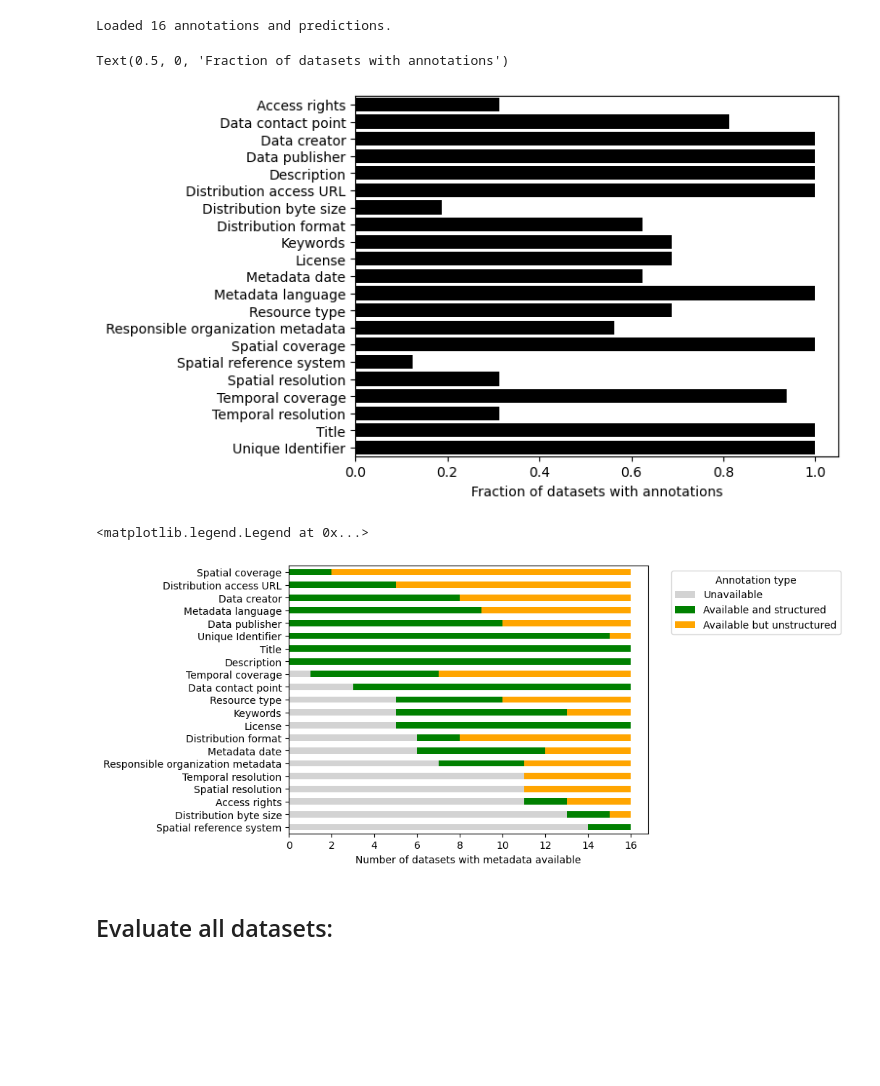
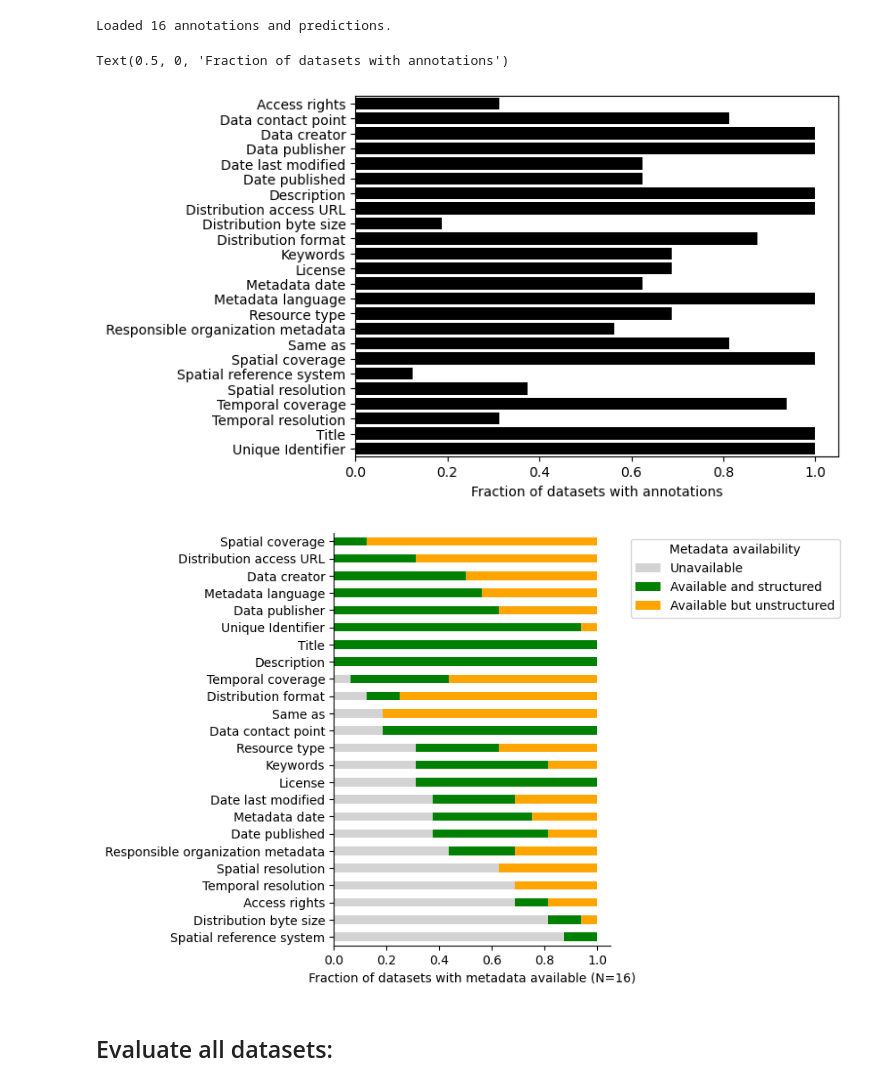
Before and after one commit to LTER-LIFE/meta-knowledge-harvesting, a Jupyter notebook: Evaluate LLM output.ipynb, the cells around one changed output. Drawn from its saved outputs; the diff is of its cells as text; code cells hidden in the pictures; blank space fills up the shorter version.

```diff
--- a/Evaluate LLM output.ipynb
+++ b/Evaluate LLM output.ipynb
@@ -30,32 +30,45 @@ import utils_validation as uv
 
 evaluator_llm = LangchainLLMWrapper(ChatOpenAI(model="gpt-3.5-turbo"))
 evaluator_embeddings = LangchainEmbeddingsWrapper(OpenAIEmbeddings())
+
+fig_dir = 'figs/'
+def despine(ax):
+    for sp in ['top', 'right']:
+        ax.spines[sp].set_visible(False)
+    return ax
 # %%
-labels_annot, labels_pred, (list_ds_urls, list_metadata_fields) = uv.load_pred_and_annot(fp_pred='outputs/2025-06-04/cedar_openai_clean_entity_type_map.yaml',
+labels_annot, labels_pred, (list_ds_urls, list_metadata_fields_ALL) = uv.load_pred_and_annot(fp_pred='outputs/2025-06-04/cedar_openai_clean_entity_type_map.yaml',
                                                                                          fp_annot='outputs/annotations/ground_truth_metadata_annotations-2025-06-04.yaml',
-                                                                                         metadata_format='cedar')
+                                                                                         metadata_format='all')
 # %% [output]
 Loaded 16 annotations and predictions.
 # %%
-df_annot_present = pd.DataFrame({m: [labels_annot.get_text(url, m) != 'N/A' for url in labels_annot.keys()] for m in list_metadata_fields})
+df_annot_present = pd.DataFrame({m: [labels_annot.get_text(url, m) != 'N/A' for url in labels_annot.keys()] for m in list_metadata_fields_ALL})
 sns.barplot(data=df_annot_present, orient='h', errorbar=None, color='black')
 plt.xlabel('Fraction of datasets with annotations')
 # %% [output]
 Text(0.5, 0, 'Fraction of datasets with annotations')
-[figure, old version]
+[figure, new version]
 # %%
-df_annot_present = pd.DataFrame({m: [labels_annot.get_findability(url, m) for url in labels_annot.keys()] for m in list_metadata_fields})
-df_annot_present = df_annot_present.apply(lambda x: x.value_counts(normalize=False), axis=0).fillna(0)
+save_fig = False
+
+df_annot_present = pd.DataFrame({m: [labels_annot.get_findability(url, m) for url in labels_annot.keys()] for m in list_metadata_fields_ALL})
+df_annot_present = df_annot_present.apply(lambda x: x.value_counts(normalize=True), axis=0).fillna(0)
 df_annot_present = df_annot_present.reindex([0, 1, 2], fill_value=0).T
 df_annot_present = df_annot_present.sort_values(by=[0, 1, 2], ascending=False)
 legend_dict = {0: 'Unavailable', 1: 'Available and structured', 2: 'Available but unstructured'}
 df_annot_present = df_annot_present.rename(columns=legend_dict)
-df_annot_present.plot(kind='barh', stacked=True, color=['#d3d3d3', '#008000', '#ffa500'])
-plt.xlabel('Number of datasets with metadata available')
-plt.legend(bbox_to_anchor=(1.05, 1), loc='upper left', title='Annotation type')
+
+
+fig, ax = plt.subplots(1, 1, figsize=(4, 6))
+df_annot_present.plot(kind='barh', stacked=True, color=['#d3d3d3', '#008000', '#ffa500'], ax=ax)
+ax.set_xlabel(f'Fraction of datasets with metadata available (N={len(labels_annot)})')
+ax.legend(bbox_to_anchor=(1.05, 1), loc='upper left', title='Metadata availability')
+despine(ax)
+if save_fig:
+    plt.savefig(os.path.join(fig_dir, 'metadata_availability.pdf'), bbox_inches='tight', dpi=300)
 # %% [output]
-<matplotlib.legend.Legend at 0x...>
-[figure, old version]
+[figure, new version]
 # %% [markdown]
 ## Evaluate all datasets:
 # %%
```
Also changed, not shown: parts of 24 cells of this notebook, 8 other files.
